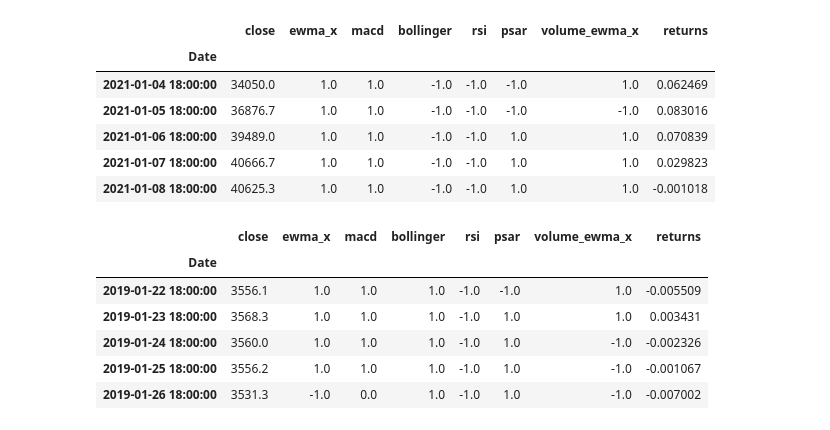
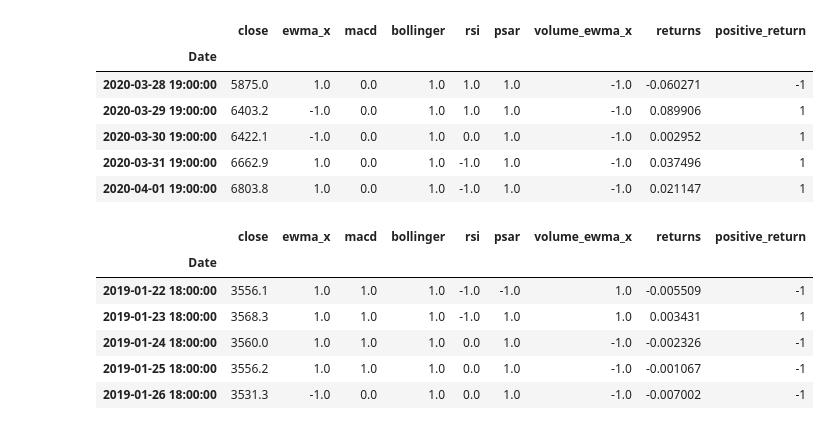
Before and after one commit to stew1922/Crypto_Bandyts, a Jupyter notebook: libs/notebooks/travis.ipynb, the cells around one changed output. Cells and saved outputs as stored; diff of their text form; code cells hidden in the pictures.

```diff
--- a/libs/notebooks/travis.ipynb
+++ b/libs/notebooks/travis.ipynb
@@ -31,13 +31,13 @@ def technical_indicator_signal(asset):
 
     technical_signals = pd.DataFrame({
         'close': asset_df.Close,
-        'ewma_x': signals.ewma_crossover(asset_df, period_fast=3, period_slow=7).signal,
+        'ewma_x': signals.ewma_crossover(asset_df, period_fast=3, period_slow=10).signal,
         'macd': signals.macd(asset_df).signal,
-        'bollinger': signals.b_band(asset_df).signal,
-        'rsi': signals.rsi(asset_df, oversold=40, overbought=60).signal,
+        'bollinger': signals.b_band(asset_df, bb_period=7).signal,
+        'rsi': signals.rsi(asset_df, period=3, oversold=35, overbought=65).signal,
         'psar': signals.psar(asset_df).signal,
         'vwap': signals.vwap(asset_df).signal,
-        'volume_ewma_x': signals.volume_ewma_crossover(asset_df, period_fast=1, period_slow=7).signal
+        'volume_ewma_x': signals.volume_ewma_crossover(asset_df, period_fast=3, period_slow=10).signal
     })
 
     # since VWAP won't work on daily time intervals and greater, we need to check the interval to see if we should include vwap as a column or not
@@ -55,7 +55,7 @@ def technical_indicator_signal(asset):
     return technical_signals
 
 technical_signals = technical_indicator_signal('btc')
-technical_signals.head()
+technical_signals.tail()
 # %% [output]
 |  | close | ewma_x | macd | bollinger | rsi | psar | volume_ewma_x | signal |
 | Date |  |  |  |  |  |  |  |  |
@@ -72,5 +72,6 @@ technical_signals.head()
 technical_signals.dropna(inplace=True)
 technical_signals.drop(columns=['signal'], inplace=True)
 technical_signals['returns'] = technical_signals.close.pct_change()
+technical_signals['positive_return'] = np.where(technical_signals.returns > 0, 1, -1)
 technical_signals.tail()
 # %% [output]
@@ -87,27 +88,27 @@ x_var_list = ['ewma_x', 'macd', 'bollinger', 'rsi', 'psar', 'volume_ewma_x']
 # %%
 days_to_forecast = 1
 
-training_df = technical_signals
+training_df = technical_signals[:'2020-04-01']
 training_df[x_var_list] = training_df[x_var_list].shift(days_to_forecast)
 training_df.tail()
 # %% [output]
-|  | close | ewma_x | macd | bollinger | rsi | psar | volume_ewma_x | returns |
-| Date |  |  |  |  |  |  |  |  |
-| 2021-01-04 18:00:00 | 34050.0 | 1.0 | 1.0 | -1.0 | -1.0 | -1.0 | 1.0 | 0.062469 |
-| 2021-01-05 18:00:00 | 36876.7 | 1.0 | 1.0 | -1.0 | -1.0 | -1.0 | -1.0 | 0.083016 |
-| 2021-01-06 18:00:00 | 39489.0 | 1.0 | 1.0 | -1.0 | -1.0 | 1.0 | 1.0 | 0.070839 |
-| 2021-01-07 18:00:00 | 40666.7 | 1.0 | 1.0 | -1.0 | -1.0 | 1.0 | 1.0 | 0.029823 |
-| 2021-01-08 18:00:00 | 40625.3 | 1.0 | 1.0 | -1.0 | -1.0 | 1.0 | 1.0 | -0.001018 |
+|  | close | ewma_x | macd | bollinger | rsi | psar | volume_ewma_x | returns | positive_return |
+| Date |  |  |  |  |  |  |  |  |  |
+| 2020-03-28 19:00:00 | 5875.0 | 1.0 | 0.0 | 1.0 | 1.0 | 1.0 | -1.0 | -0.060271 | -1 |
+| 2020-03-29 19:00:00 | 6403.2 | -1.0 | 0.0 | 1.0 | 1.0 | 1.0 | -1.0 | 0.089906 | 1 |
+| 2020-03-30 19:00:00 | 6422.1 | -1.0 | 0.0 | 1.0 | 0.0 | 1.0 | -1.0 | 0.002952 | 1 |
+| 2020-03-31 19:00:00 | 6662.9 | 1.0 | 0.0 | 1.0 | -1.0 | 1.0 | -1.0 | 0.037496 | 1 |
+| 2020-04-01 19:00:00 | 6803.8 | 1.0 | 0.0 | 1.0 | -1.0 | 1.0 | -1.0 | 0.021147 | 1 |
 # %%
 training_df.dropna(subset=x_var_list, inplace=True)
 training_df.dropna(subset=['returns'], inplace=True)
 training_df = training_df.replace([np.inf, -np.inf], np.nan)
 training_df.head()
 # %% [output]
-|  | close | ewma_x | macd | bollinger | rsi | psar | volume_ewma_x | returns |
-| Date |  |  |  |  |  |  |  |  |
-| 2019-01-22 18:00:00 | 3556.1 | 1.0 | 1.0 | 1.0 | -1.0 | -1.0 | 1.0 | -0.005509 |
-| 2019-01-23 18:00:00 | 3568.3 | 1.0 | 1.0 | 1.0 | -1.0 | 1.0 | 1.0 | 0.003431 |
-| 2019-01-24 18:00:00 | 3560.0 | 1.0 | 1.0 | 1.0 | -1.0 | 1.0 | -1.0 | -0.002326 |
-| 2019-01-25 18:00:00 | 3556.2 | 1.0 | 1.0 | 1.0 | -1.0 | 1.0 | -1.0 | -0.001067 |
-| 2019-01-26 18:00:00 | 3531.3 | -1.0 | 0.0 | 1.0 | -1.0 | 1.0 | -1.0 | -0.007002 |
+|  | close | ewma_x | macd | bollinger | rsi | psar | volume_ewma_x | returns | positive_return |
+| Date |  |  |  |  |  |  |  |  |  |
+| 2019-01-22 18:00:00 | 3556.1 | 1.0 | 1.0 | 1.0 | -1.0 | -1.0 | 1.0 | -0.005509 | -1 |
+| 2019-01-23 18:00:00 | 3568.3 | 1.0 | 1.0 | 1.0 | -1.0 | 1.0 | 1.0 | 0.003431 | 1 |
+| 2019-01-24 18:00:00 | 3560.0 | 1.0 | 1.0 | 1.0 | 0.0 | 1.0 | -1.0 | -0.002326 | -1 |
+| 2019-01-25 18:00:00 | 3556.2 | 1.0 | 1.0 | 1.0 | 0.0 | 1.0 | -1.0 | -0.001067 | -1 |
+| 2019-01-26 18:00:00 | 3531.3 | -1.0 | 0.0 | 1.0 | 0.0 | 1.0 | -1.0 | -0.007002 | -1 |
```
Also changed, not shown: parts of 13 cells of this notebook.
